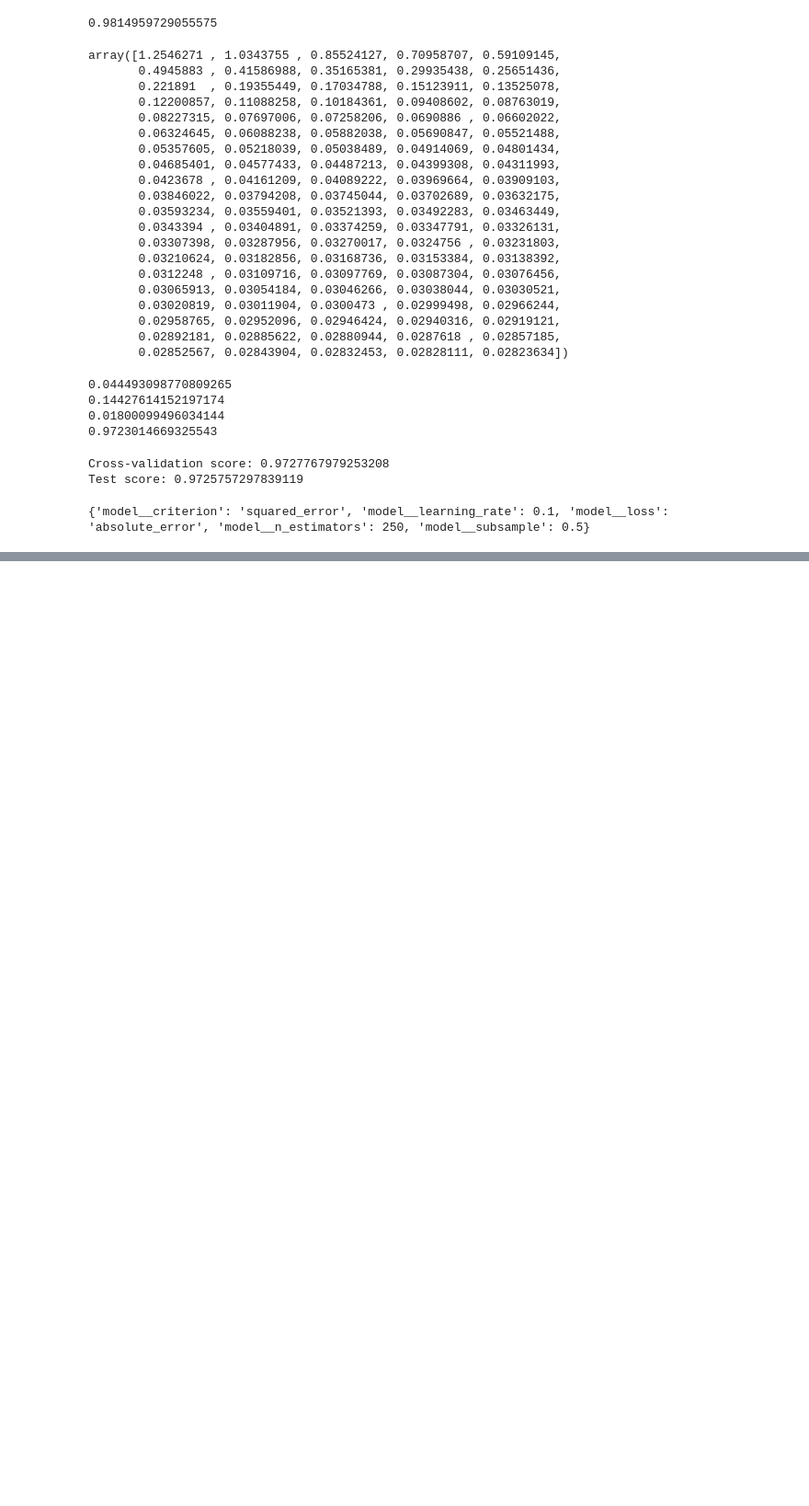
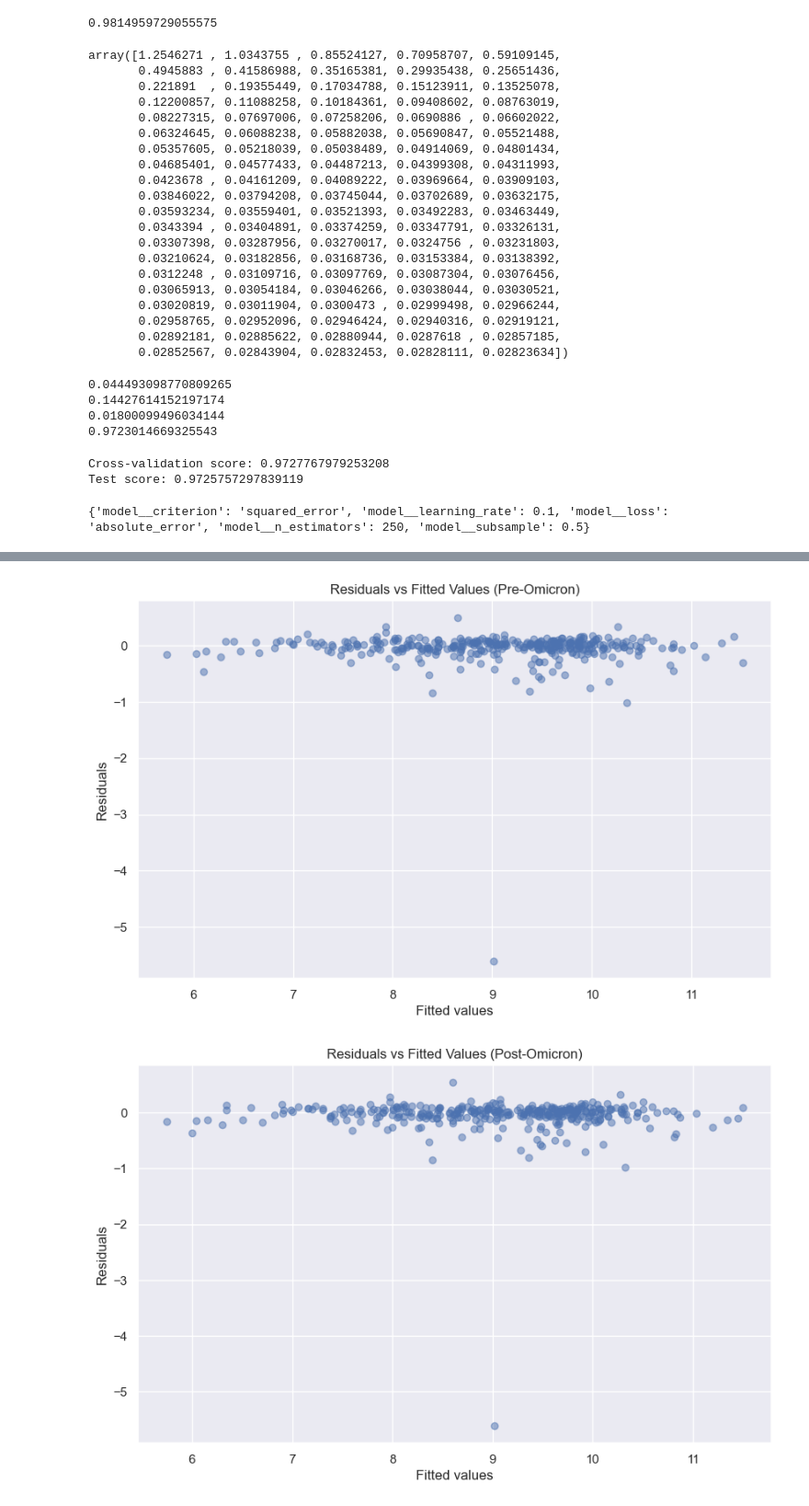
Before and after one commit to Lou-Hines/Covid_Wastewater_and_Schools, a Jupyter notebook: Wastewater_and_Schools.ipynb, the cells around one changed output, grey strips where cells are left out. Shown at 92% size. Cells and saved outputs as stored; diff of their text form; code cells hidden in the pictures; blank space fills up the shorter version.

```diff
--- a/Wastewater_and_Schools.ipynb
+++ b/Wastewater_and_Schools.ipynb
@@ -2148,0 +2186,70 @@ test
+# %%
+# Whole bunch of plots analyzing residuals across both models:
+
+import numpy as np
+import seaborn as sns
+import matplotlib.pyplot as plt
+import scipy.stats as stats
+
+# calculate residuals
+residuals_1 = y_test - y_pred
+residuals_2 = y_test_2 - y_pred_2
+
+# Residual vs. fitted value plot
+plt.figure(figsize=(10, 6))
+plt.scatter(y_pred, residuals_1, alpha=0.5)
+plt.title('Residuals vs Fitted Values (Pre-Omicron)')
+plt.xlabel('Fitted values')
+plt.ylabel('Residuals')
+plt.show()
+
+plt.figure(figsize=(10, 6))
+plt.scatter(y_pred_2, residuals_2, alpha=0.5)
+plt.title('Residuals vs Fitted Values (Post-Omicron)')
+plt.xlabel('Fitted values')
+plt.ylabel('Residuals')
+plt.show()
+
+# Histogram of residuals
+plt.figure(figsize=(10, 6))
+sns.histplot(residuals_1, kde=True)
+plt.title('Histogram of Residuals (Pre-Omicron)')
+plt.xlabel('Residuals')
+plt.ylabel('Density')
+plt.show()
+
+plt.figure(figsize=(10, 6))
+sns.histplot(residuals_2, kde=True)
+plt.title('Histogram of Residuals (Post-Omicron)')
+plt.xlabel('Residuals')
+plt.ylabel('Density')
+plt.show()
+
+# Q-Q plot
+plt.figure(figsize=(10, 6))
+stats.probplot(residuals_1, dist="norm", plot=plt)
+plt.title('Q-Q Plot of Residuals (Pre-Omicron)')
+plt.show()
+
+plt.figure(figsize=(10, 6))
+stats.probplot(residuals_2, dist="norm", plot=plt)
+plt.title('Q-Q Plot of Residuals (Post-Omicron)')
+plt.show()
+
+# Scale-location plot
+plt.figure(figsize=(10, 6))
+plt.scatter(y_pred, np.sqrt(np.abs(residuals_1)), alpha=0.5)
+plt.title('Scale-Location Plot (Pre-Omicron)')
+plt.xlabel('Fitted values')
+plt.ylabel('sqrt(|standardized residuals|)')
+plt.show()
+
+plt.figure(figsize=(10, 6))
+plt.scatter(y_pred_2, np.sqrt(np.abs(residuals_2)), alpha=0.5)
+plt.title('Scale-Location Plot (Post-Omicron)')
+plt.xlabel('Fitted values')
+plt.ylabel('sqrt(|standardized residuals|)')
+plt.show()
+# %% [output]
+[figure, added]
+[figure, added]
```
Also changed, not shown: parts of 47 cells of this notebook.
